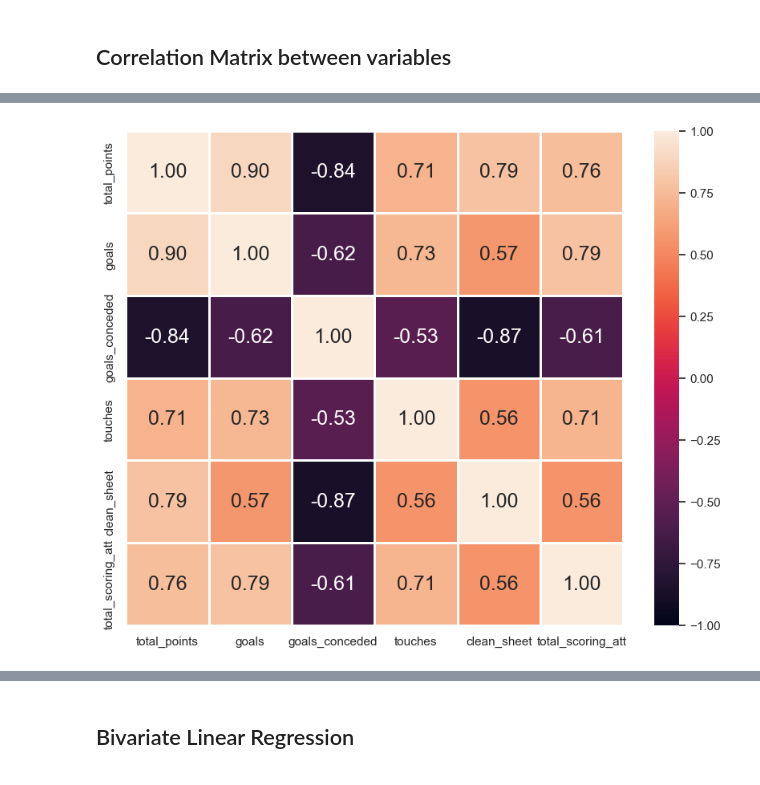
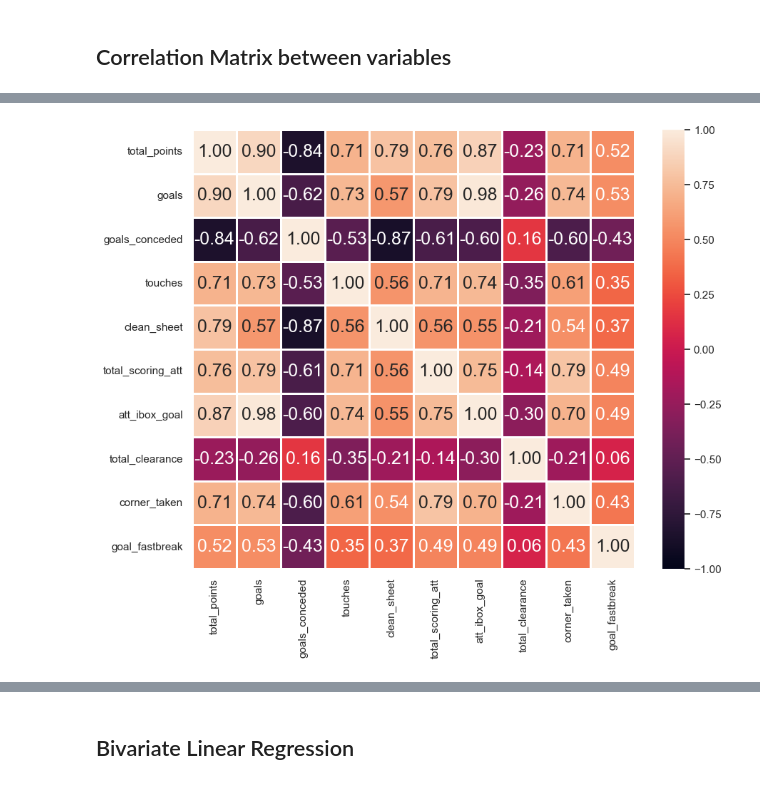
Before and after one commit to JacksonSeowJX/SC1015, a Jupyter notebook: Sc1015 Mini-Project.ipynb, the cells around one changed output, grey strips where cells are left out. Drawn from its saved outputs; the diff is of its cells as text; code cells hidden in the pictures.

```diff
--- a/Sc1015 Mini-Project.ipynb
+++ b/Sc1015 Mini-Project.ipynb
@@ -436,5 +436,9 @@ goals_conceded = pd.DataFrame(statsDataFrame['goals_conceded'])
 touches = pd.DataFrame(statsDataFrame['touches'])
 clean_sheet = pd.DataFrame(statsDataFrame['clean_sheet'])
 total_scoring_att = pd.DataFrame(statsDataFrame['total_scoring_att'])
+att_ibox_goal = pd.DataFrame(statsDataFrame['att_ibox_goal'])
+total_clearance = pd.DataFrame(statsDataFrame['total_clearance'])
+corner_taken = pd.DataFrame(statsDataFrame['corner_taken'])
+goal_fastbreak = pd.DataFrame(statsDataFrame['goal_fastbreak'])
 # %%
 # Set up matplotlib figure with three subplots
@@ -475,7 +499,7 @@ sb.violinplot(data = total_scoring_att, orient = "h", ax = axes[5,2])
 # %% [markdown]
 ## Correlation Matrix between variables
 # %%
-jointDF = pd.concat([points, goals, goals_conceded, touches, clean_sheet, total_scoring_att], axis = 1).reindex(points.index)
+jointDF = pd.concat([points, goals, goals_conceded, touches, clean_sheet, total_scoring_att,att_ibox_goal,total_clearance,corner_taken,goal_fastbreak], axis = 1).reindex(points.index)
 f = plt.figure(figsize = (10,8))
 sb.heatmap(jointDF.corr(), vmin = -1, vmax = 1, linewidths = 1, annot = True, fmt = ".2f", annot_kws = {"size" : 18})
 jointDF.corr()
@@ -490,4 +518,4 @@ jointDF.corr()
-[figure, old version]
+[figure, new version]
 # %% [markdown]
 ### Analysis:
 
```
Also changed, not shown: parts of 9 cells of this notebook.
